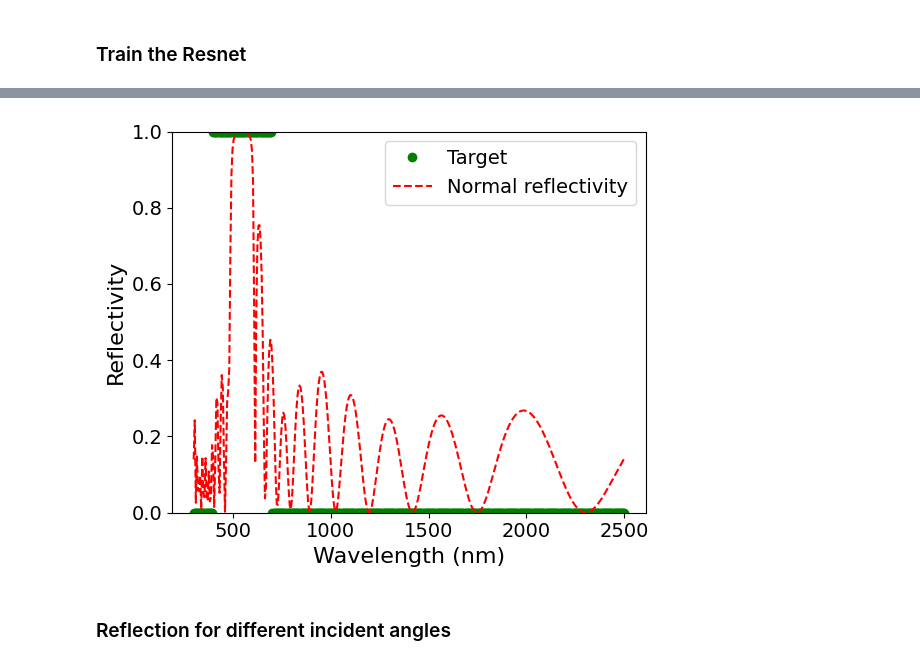
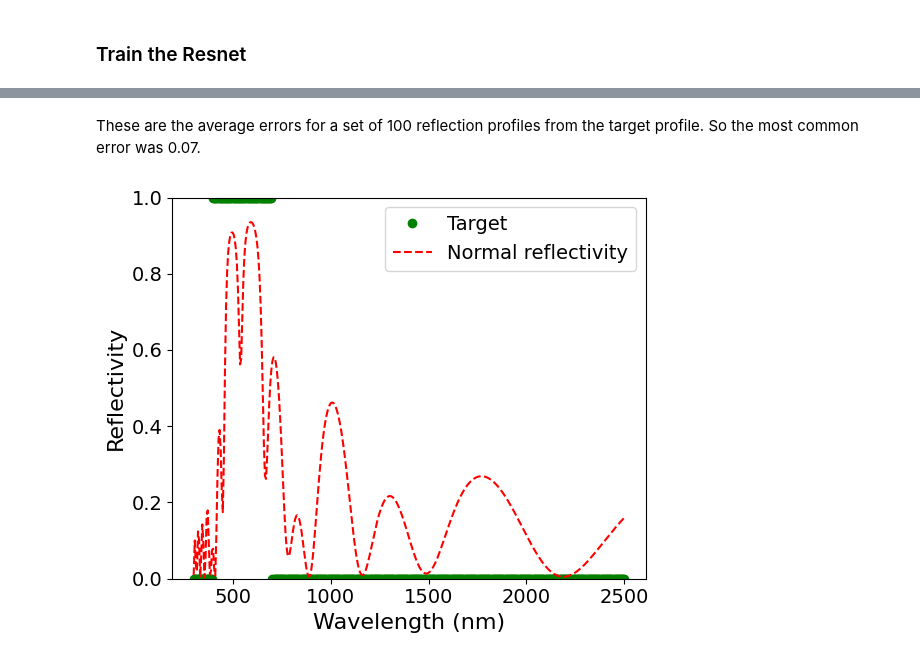
Before and after one commit to FatemeFarhang/GLOnet_for_SDPC, a Jupyter notebook: SDPC_optim.ipynb, the cells around one changed output, grey strips where cells are left out. Cells and saved outputs as stored; diff of their text form; code cells hidden in the pictures.

```diff
--- a/SDPC_optim.ipynb
+++ b/SDPC_optim.ipynb
@@ -96,12 +107,12 @@ params.theta = torch.tensor([0.])
 params.n_top = torch.tensor([1.])
 params.n_bot = torch.tensor([1.])
 # params.max_l = 8
-params.thicknesses = torch.tensor([.07, .08, .1])
+params.thicknesses = torch.tensor([.07, .08, .1, .1])
 
 params.nums = torch.linspace(2, 21, 20, dtype=torch.int)
 params.user_define = False
 ## choose from material database
-params.materials = ['SiN', 'SiO2']
+params.materials = ['SiN', 'SiO2', 'MoSe2']
 params.matdatabase = MatDatabase(params.materials)
 params.n_database = params.matdatabase.interp_wv(2 * math.pi/params.k) # number of materials x number of frequencies
 
@@ -175,7 +186,7 @@ with torch.no_grad():
     params.target_reflection[idx_start:idx_end] = 1
 
 
-    FoM = torch.pow(reflection - params.target_reflection.cuda(), 2).mean(dim=1)
+    FoM = torch.pow(reflection - params.target_reflection, 2).mean(dim=1)
     _, indices = torch.sort(FoM)
     opt_idx = indices[0]
 
@@ -185,10 +196,9 @@ with torch.no_grad():
     plt.xlabel('FoM', fontsize=16)
     plt.xticks(fontsize=14)
     plt.yticks(fontsize=14)
-    print(FoM[opt_idx])
+    print("The FoM of the optimum device:",FoM[opt_idx])
 
     m_opt = m[opt_idx]
     b_opt = b[opt_idx]
-b_opt[0]
     # mat_opt = [params.materials[result_mat[opt_idx, i]] for i in range(result_mat.size(1))]
 # %% [output]
@@ -198,39 +207,40 @@ tensor(0.0079, device='cuda:0')
+# %% [markdown]
+These are the average errors for a set of 100 reflection profiles from the target profile.
+So the most common error was 0.07.
 # %%
 params.k_test = 2 * math.pi / torch.linspace(0.3, 2.5, 400)
 params.theta_test = params.theta #torch.linspace(0, math.pi/2.25, 200)
 reflection_opt = TMM_solver(m[opt_idx].unsqueeze(-1),
                    n[opt_idx].unsqueeze(-1),
                    b[opt_idx].unsqueeze(-1),
                    thickness = params.thicknesses,
                    refractive_indices = params.matdatabase.interp_wv(2 * math.pi/params.k_test),
-                   n_bot = params.n_bot.cuda(),
-                   n_top = params.n_top.cuda(),
-                   k = params.k_test.cuda(),
+                   n_bot = params.n_bot,
+                   n_top = params.n_top,
+                   k = params.k_test,
                 #    inc_angles = params.theta_test,
-                   theta = params.theta.cuda(),
+                   theta = params.theta,
                    pol = 'TM')
 
 # params.target_reflection = torch.zeros((1, params.k_test.size(0), 1, 1)) # 1 x number of frequencies x number of angles x (number of pol or 1)
 dx = (2.5-0.3)/400
 idx_start = round((Vis[0]-0.3)/dx)
 idx_end = round((Vis[1]-0.3)/dx)
 # params.target_reflection[:, idx_start:idx_end, :, :] = 1
 
 # dtheta = params.theta_test[1] - params.theta_test[0]
 # aver_reflection = torch.sum(reflection_opt.mean(dim=2) * torch.sin(2 * params.theta_test).view(1,-1), dim=1) * dtheta
 
 # plot
 plt.plot(2*math.pi/params.k_test*1000, params.target_reflection, 'go')
 plt.plot(2*math.pi/params.k_test*1000, reflection_opt.cpu().view(-1), '--r', )
 # plt.plot(2*math.pi/params.k_test*1000, aver_reflection.view(-1).numpy(), '-b')
 plt.ylabel('Reflectivity', fontsize=16)
 plt.xlabel('Wavelength (nm)', fontsize=16)
 plt.ylim(0, 1)
 plt.xticks(fontsize=14)
 plt.yticks(fontsize=14)
 plt.legend(['Target','Normal reflectivity', 'Average reflectivity'], fontsize = 14)
 plt.savefig('Fig4b.png', dpi=300)
 # %% [output]
-[figure, old version]
+[figure, new version]
-# %% [markdown]
-### Reflection for different incident angles
```
Also changed, not shown: parts of 8 cells of this notebook, 5 other files.
